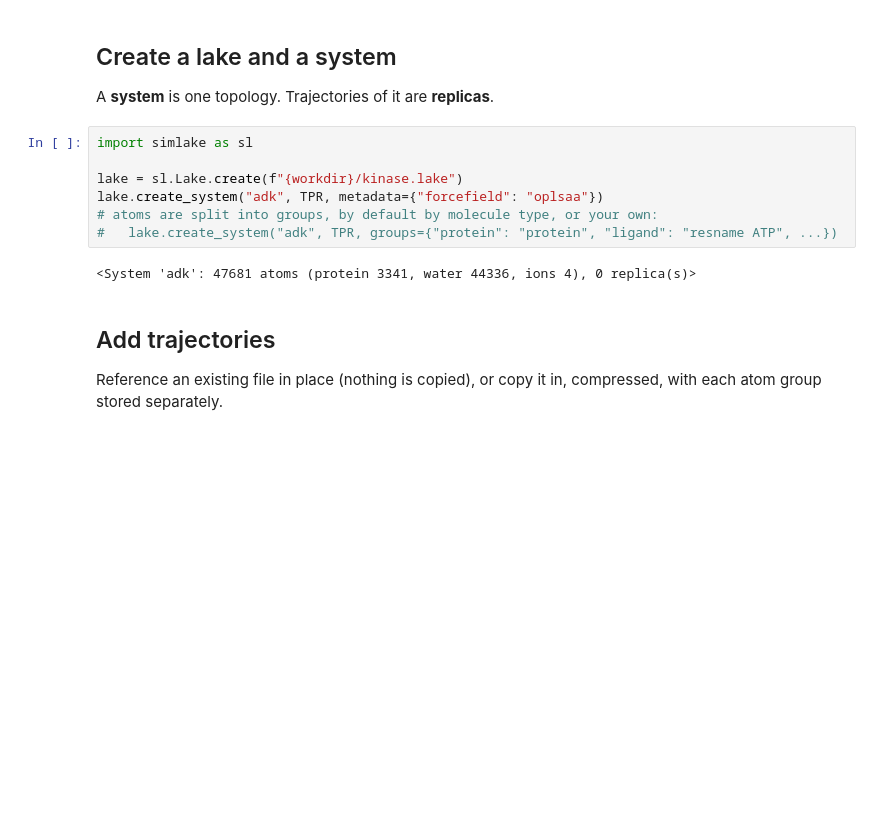
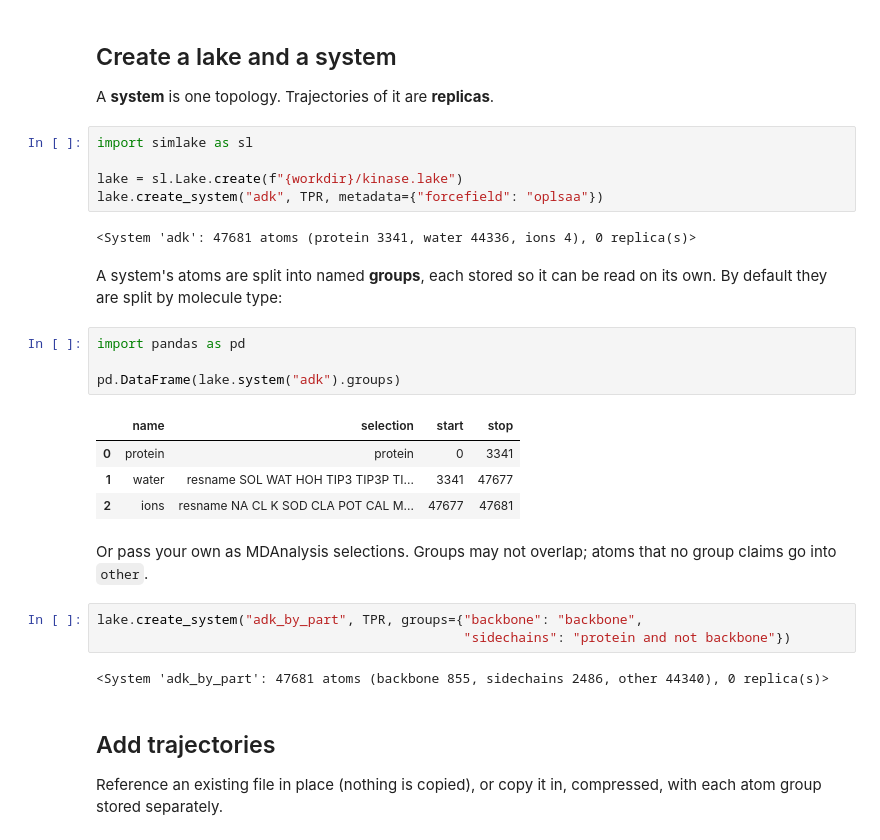
Before and after one commit to hmacdope/simlake, a Jupyter notebook: examples/showcase_v2.ipynb, the cells around one changed output. Saved outputs shown, nothing was run; the diff lists cells and outputs as text; blank space fills up the shorter version.

```diff
--- a/examples/showcase_v2.ipynb
+++ b/examples/showcase_v2.ipynb
@@ -29,10 +29,28 @@ import simlake as sl
 
 lake = sl.Lake.create(f"{workdir}/kinase.lake")
 lake.create_system("adk", TPR, metadata={"forcefield": "oplsaa"})
-# atoms are split into groups, by default by molecule type, or your own:
-#   lake.create_system("adk", TPR, groups={"protein": "protein", "ligand": "resname ATP", ...})
 # %% [output]
 <System 'adk': 47681 atoms (protein 3341, water 44336, ions 4), 0 replica(s)>
+# %% [markdown]
+A system's atoms are split into named **groups**, each stored so it can be read on
+its own. By default they are split by molecule type:
+# %%
+import pandas as pd
+
+pd.DataFrame(lake.system("adk").groups)
+# %% [output]
+|  | name | selection | start | stop |
+| 0 | protein | protein | 0 | 3341 |
+| 1 | water | resname SOL WAT HOH TIP3 TIP3P TI... | 3341 | 47677 |
+| 2 | ions | resname NA CL K SOD CLA POT CAL M... | 47677 | 47681 |
+# %% [markdown]
+Or pass your own as MDAnalysis selections. Groups may not overlap; atoms that no group
+claims go into `other`.
+# %%
+lake.create_system("adk_by_part", TPR, groups={"backbone": "backbone",
+                                               "sidechains": "protein and not backbone"})
+# %% [output]
+<System 'adk_by_part': 47681 atoms (backbone 855, sidechains 2486, other 44340), 0 replica(s)>
 # %% [markdown]
 ## Add trajectories
 
```
Also changed, not shown: parts of 14 cells of this notebook, 6 other files.
